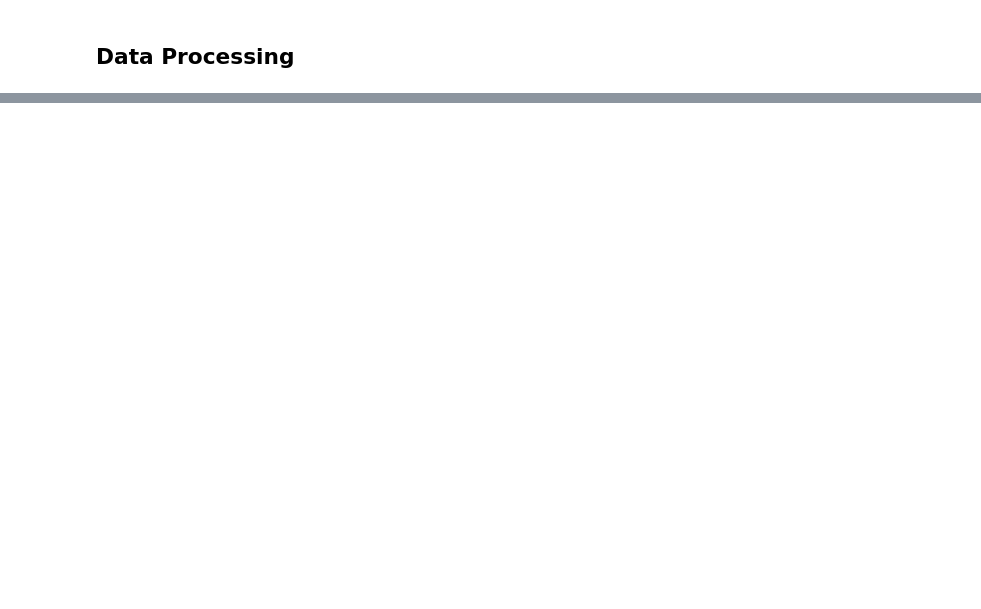
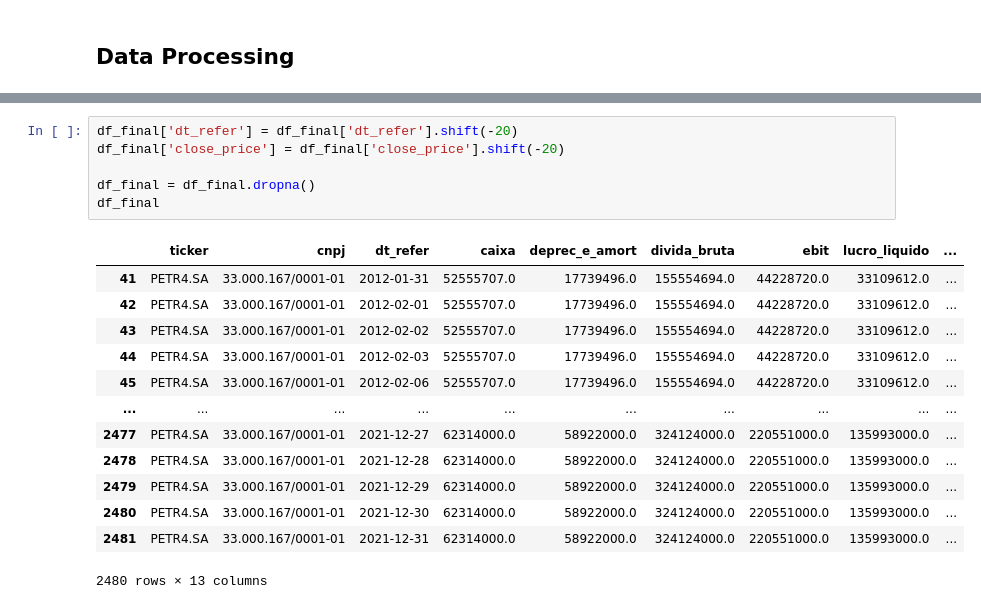
Before and after one commit to EdyAlenquer/drl-stock-market, a Jupyter notebook: notebooks/dre_download.ipynb, the cells around one changed output, grey strips where cells are left out. Saved outputs shown, nothing was run; the diff lists cells and outputs as text; blank space fills up the shorter version.

```diff
--- a/notebooks/dre_download.ipynb
+++ b/notebooks/dre_download.ipynb
@@ -487,0 +491,20 @@ SyntaxError: invalid syntax (4272614405.py, line 5)
+# %%
+df_final['dt_refer'] = df_final['dt_refer'].shift(-20)
+df_final['close_price'] = df_final['close_price'].shift(-20)
+
+df_final = df_final.dropna()
+df_final
+# %% [output]
+|  | ticker | cnpj | dt_refer | caixa | deprec_e_amort | divida_bruta | ebit | lucro_liquido | ... |
+| 41 | PETR4.SA | 33.000.167/0001-01 | 2012-01-31 | 52555707.0 | 17739496.0 | 155554694.0 | 44228720.0 | 33109612.0 | ... |
+| 42 | PETR4.SA | 33.000.167/0001-01 | 2012-02-01 | 52555707.0 | 17739496.0 | 155554694.0 | 44228720.0 | 33109612.0 | ... |
+| 43 | PETR4.SA | 33.000.167/0001-01 | 2012-02-02 | 52555707.0 | 17739496.0 | 155554694.0 | 44228720.0 | 33109612.0 | ... |
+| 44 | PETR4.SA | 33.000.167/0001-01 | 2012-02-03 | 52555707.0 | 17739496.0 | 155554694.0 | 44228720.0 | 33109612.0 | ... |
+| 45 | PETR4.SA | 33.000.167/0001-01 | 2012-02-06 | 52555707.0 | 17739496.0 | 155554694.0 | 44228720.0 | 33109612.0 | ... |
+| ... | ... | ... | ... | ... | ... | ... | ... | ... | ... |
+| 2477 | PETR4.SA | 33.000.167/0001-01 | 2021-12-27 | 62314000.0 | 58922000.0 | 324124000.0 | 220551000.0 | 135993000.0 | ... |
+| 2478 | PETR4.SA | 33.000.167/0001-01 | 2021-12-28 | 62314000.0 | 58922000.0 | 324124000.0 | 220551000.0 | 135993000.0 | ... |
+| 2479 | PETR4.SA | 33.000.167/0001-01 | 2021-12-29 | 62314000.0 | 58922000.0 | 324124000.0 | 220551000.0 | 135993000.0 | ... |
+| 2480 | PETR4.SA | 33.000.167/0001-01 | 2021-12-30 | 62314000.0 | 58922000.0 | 324124000.0 | 220551000.0 | 135993000.0 | ... |
+| 2481 | PETR4.SA | 33.000.167/0001-01 | 2021-12-31 | 62314000.0 | 58922000.0 | 324124000.0 | 220551000.0 | 135993000.0 | ... |
+2480 rows × 13 columns
```
Also changed, not shown: parts of 41 cells of this notebook, 20 other files.
